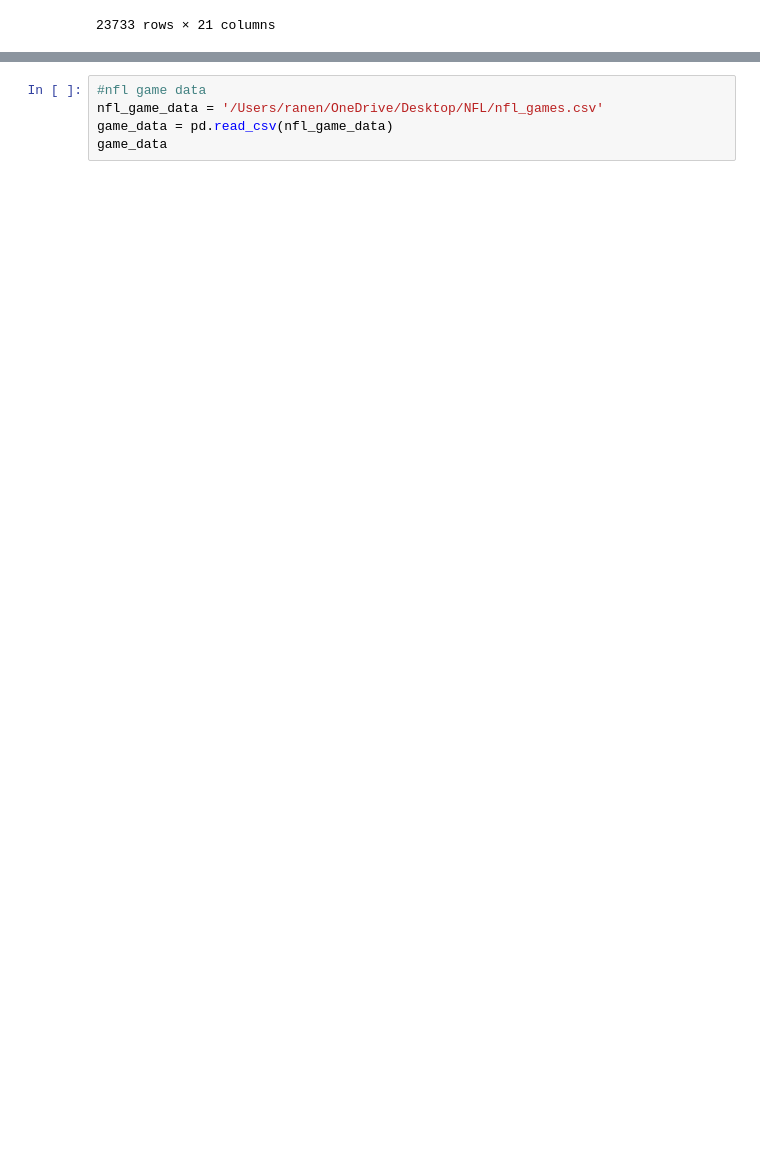
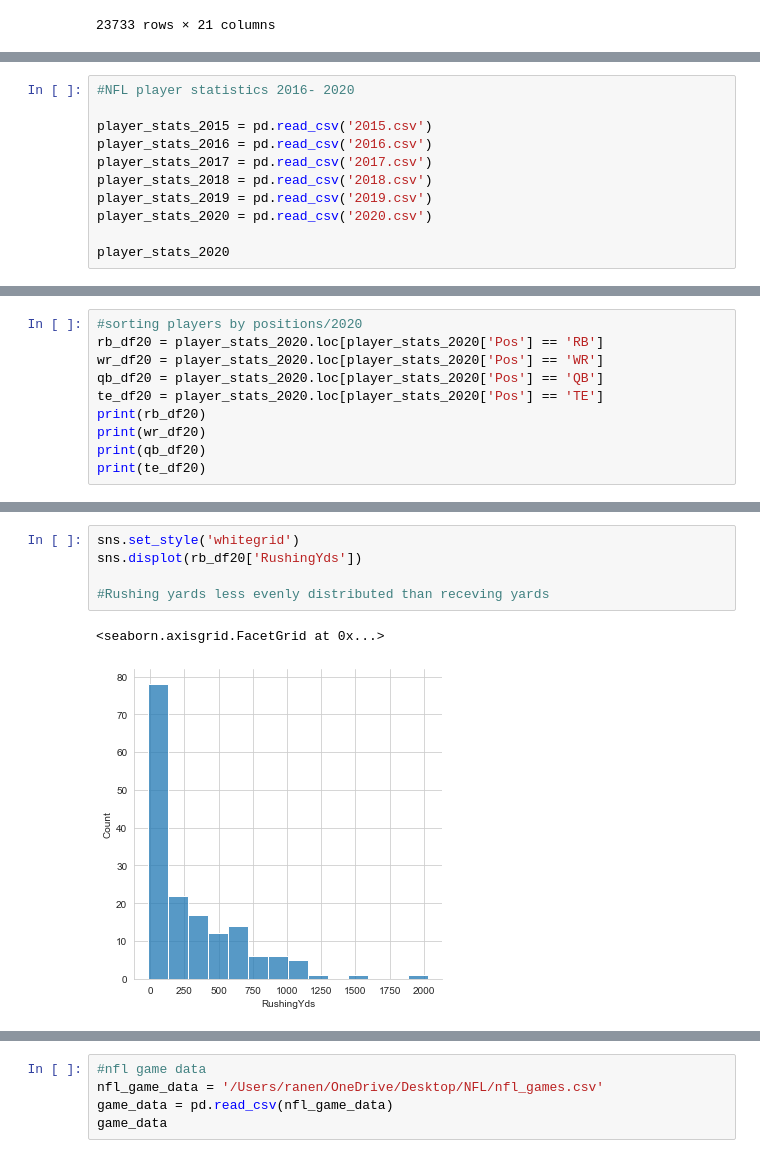
Before and after one commit to Ranealdinho/Springboard, a Jupyter notebook: Capstone2_NFL/RaneNajera_Capstone2_DataWrangling.ipynb, the cells around one changed output, grey strips where cells are left out. Drawn from its saved outputs; the diff is of its cells as text; blank space fills up the shorter version.

```diff
--- a/Capstone2_NFL/RaneNajera_Capstone2_DataWrangling.ipynb
+++ b/Capstone2_NFL/RaneNajera_Capstone2_DataWrangling.ipynb
@@ -36,0 +52,11 @@ player_data
+# %%
+#NFL player statistics 2016- 2020
+
+player_stats_2015 = pd.read_csv('2015.csv')
+player_stats_2016 = pd.read_csv('2016.csv')
+player_stats_2017 = pd.read_csv('2017.csv')
+player_stats_2018 = pd.read_csv('2018.csv')
+player_stats_2019 = pd.read_csv('2019.csv')
+player_stats_2020 = pd.read_csv('2020.csv')
+
+player_stats_2020
@@ -36,0 +97,10 @@ player_data
+# %%
+#sorting players by positions/2020
+rb_df20 = player_stats_2020.loc[player_stats_2020['Pos'] == 'RB']
+wr_df20 = player_stats_2020.loc[player_stats_2020['Pos'] == 'WR']
+qb_df20 = player_stats_2020.loc[player_stats_2020['Pos'] == 'QB']
+te_df20 = player_stats_2020.loc[player_stats_2020['Pos'] == 'TE']
+print(rb_df20)
+print(wr_df20)
+print(qb_df20)
+print(te_df20)
@@ -36,0 +125,8 @@ player_data
+# %%
+sns.set_style('whitegrid')
+sns.displot(rb_df20['RushingYds'])
+
+#Rushing yards less evenly distributed than receving yards
+# %% [output]
+<seaborn.axisgrid.FacetGrid at 0x...>
+[figure, added]
```
Also changed, not shown: parts of 7 cells of this notebook, 5 other files.
